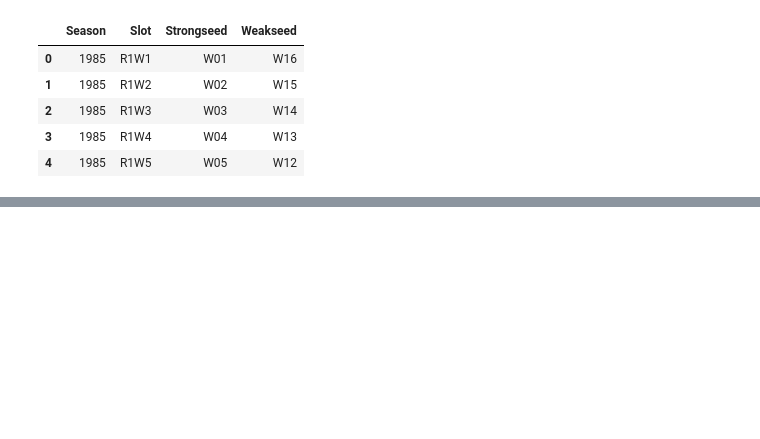
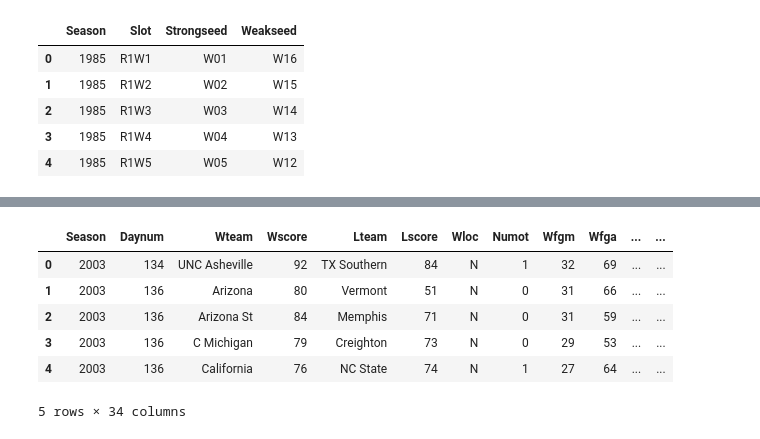
Before and after one commit to healykys/MarchMadnessProject, a Jupyter notebook: March Madness 2017.ipynb, the cells around one changed output, grey strips where cells are left out. Saved outputs shown, nothing was run; the diff lists cells and outputs as text; code cells hidden in the pictures; blank space fills up the shorter version.

Commit message:
Add files via upload
teams dictionary created, working on seed dictionary

```diff
--- a/March Madness 2017.ipynb
+++ b/March Madness 2017.ipynb
@@ -104,0 +40,4 @@ regSeasonDetailed_df.head()
+# %%
+#team dictionary to use with all other datasets to replace team ID with team name
+team_dict = teams_df.set_index('Team_Id')['Team_Name'].to_dict()
+team_dict
@@ -104,0 +100,13 @@ regSeasonDetailed_df.head()
+# %%
+#Tourney Detailed
+tourneyDetailed_df['Wteam'] = tourneyDetailed_df['Wteam'].map(team_dict) #winning teams
+tourneyDetailed_df['Lteam'] = tourneyDetailed_df['Lteam'].map(team_dict) #losing teams
+tourneyDetailed_df.head()
+# %% [output]
+|  | Season | Daynum | Wteam | Wscore | Lteam | Lscore | Wloc | Numot | Wfgm | Wfga | ... | ... |
+| 0 | 2003 | 134 | UNC Asheville | 92 | TX Southern | 84 | N | 1 | 32 | 69 | ... | ... |
+| 1 | 2003 | 136 | Arizona | 80 | Vermont | 51 | N | 0 | 31 | 66 | ... | ... |
+| 2 | 2003 | 136 | Arizona St | 84 | Memphis | 71 | N | 0 | 31 | 59 | ... | ... |
+| 3 | 2003 | 136 | C Michigan | 79 | Creighton | 73 | N | 0 | 29 | 53 | ... | ... |
+| 4 | 2003 | 136 | California | 76 | NC State | 74 | N | 1 | 27 | 64 | ... | ... |
+5 rows × 34 columns
```
Also changed, not shown: parts of 15 cells of this notebook.
